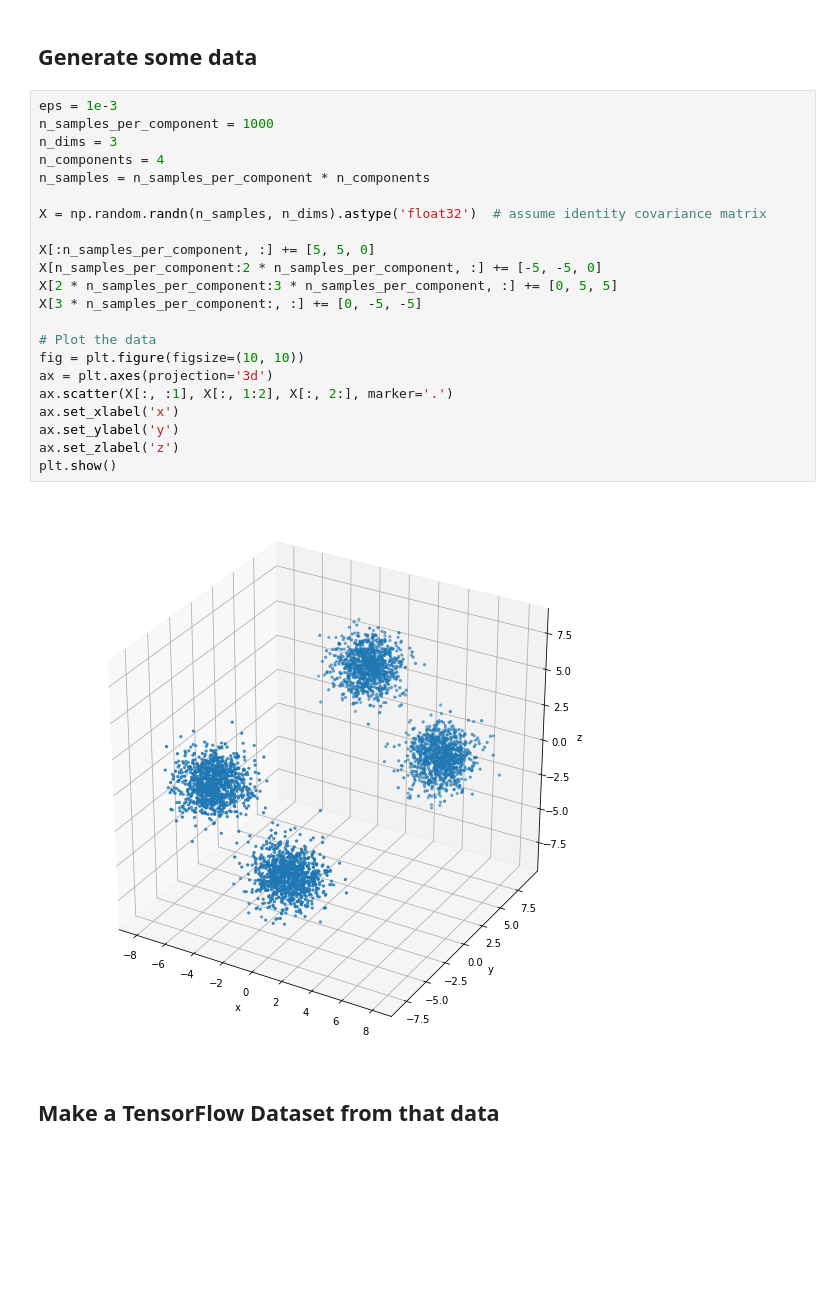
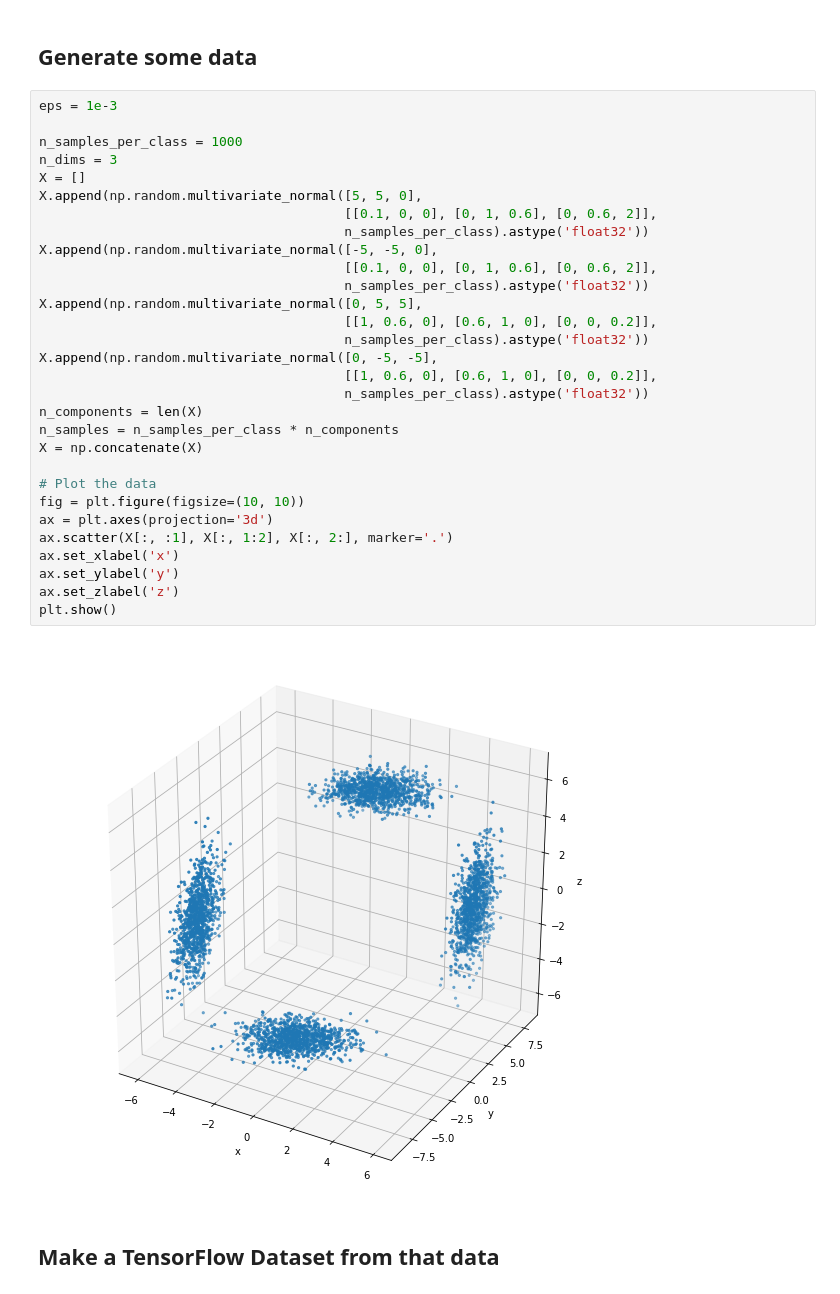
Before and after one commit to zhulingchen/tfp-tutorial, a Jupyter notebook: tfp_bgmm_MultivariateNormalTriL_SVI.ipynb, the cells around one changed output. Drawn from its saved outputs; the diff is of its cells as text; blank space fills up the shorter version.

Commit message:
update the inference process and change test plots

```diff
--- a/tfp_bgmm_MultivariateNormalTriL_SVI.ipynb
+++ b/tfp_bgmm_MultivariateNormalTriL_SVI.ipynb
@@ -36,30 +39,38 @@ TensorFlow version: 1.15.0-dev20190821
 TensorFlow Probability version: 0.9.0-dev20190913
 # %% [markdown]
 ## Generate some data
-# %%
-eps = 1e-3
-n_samples_per_component = 1000
-n_dims = 3
-n_components = 4
-n_samples = n_samples_per_component * n_components
-
-X = np.random.randn(n_samples, n_dims).astype('float32')  # assume identity covariance matrix
-
-X[:n_samples_per_component, :] += [5, 5, 0]
-X[n_samples_per_component:2 * n_samples_per_component, :] += [-5, -5, 0]
-X[2 * n_samples_per_component:3 * n_samples_per_component, :] += [0, 5, 5]
-X[3 * n_samples_per_component:, :] += [0, -5, -5]
-
-# Plot the data
-fig = plt.figure(figsize=(10, 10))
-ax = plt.axes(projection='3d')
-ax.scatter(X[:, :1], X[:, 1:2], X[:, 2:], marker='.')
-ax.set_xlabel('x')
-ax.set_ylabel('y')
-ax.set_zlabel('z')
-plt.show()
-# %% [output]
-[figure, removed]
+# %%
+eps = 1e-3
+
+n_samples_per_class = 1000
+n_dims = 3
+X = []
+X.append(np.random.multivariate_normal([5, 5, 0],
+                                       [[0.1, 0, 0], [0, 1, 0.6], [0, 0.6, 2]],
+                                       n_samples_per_class).astype('float32'))
+X.append(np.random.multivariate_normal([-5, -5, 0],
+                                       [[0.1, 0, 0], [0, 1, 0.6], [0, 0.6, 2]],
+                                       n_samples_per_class).astype('float32'))
+X.append(np.random.multivariate_normal([0, 5, 5],
+                                       [[1, 0.6, 0], [0.6, 1, 0], [0, 0, 0.2]],
+                                       n_samples_per_class).astype('float32'))
+X.append(np.random.multivariate_normal([0, -5, -5],
+                                       [[1, 0.6, 0], [0.6, 1, 0], [0, 0, 0.2]],
+                                       n_samples_per_class).astype('float32'))
+n_components = len(X)
+n_samples = n_samples_per_class * n_components
+X = np.concatenate(X)
+
+# Plot the data
+fig = plt.figure(figsize=(10, 10))
+ax = plt.axes(projection='3d')
+ax.scatter(X[:, :1], X[:, 1:2], X[:, 2:], marker='.')
+ax.set_xlabel('x')
+ax.set_ylabel('y')
+ax.set_zlabel('z')
+plt.show()
+# %% [output]
+[figure, added]
 # %% [markdown]
 ## Make a TensorFlow Dataset from that data
 # %%
```
Also changed, not shown: parts of 7 cells of this notebook, 1 other file.
